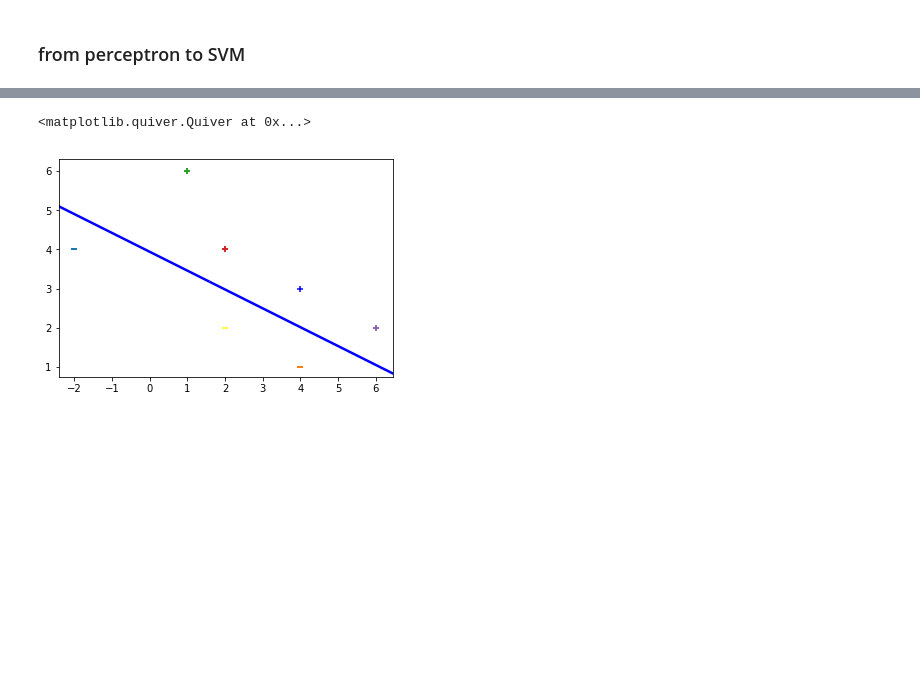
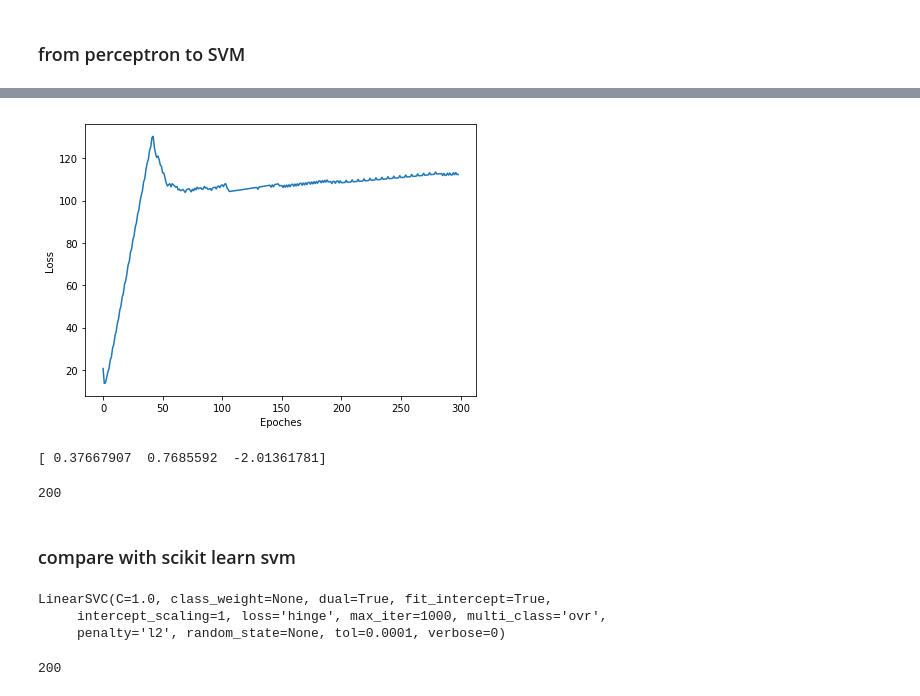
Before and after one commit to yueying-teng/Math_of_intelligence, a Jupyter notebook: SVM wk1.ipynb, the cells around one changed output, grey strips where cells are left out. Cells and saved outputs as stored; diff of their text form; code cells hidden in the pictures; blank space fills up the shorter version.

Commit message:
need to fix error and margin

```diff
--- a/SVM wk1.ipynb
+++ b/SVM wk1.ipynb
@@ -103,7 +115,7 @@ Accuracy: 100%
 # %%
 from sklearn.linear_model import perceptron
 
-sktp = perceptron.Perceptron(n_iter = 100, verbose=0, random_state = None, fit_intercept = True)
+sktp = perceptron.Perceptron(max_iter = 100, verbose=0, random_state = None, fit_intercept = True)
 sktp.fit(x2, y2)
 
 # Print the results
@@ -143,8 +153,2 @@ plt.plot(x2.iloc[:, 0], hype(x2), c = 'r')
 # %% [markdown]
 ### from perceptron to SVM
-# %%
-# create some data points and labels - bias terms in the third column of the 2d X array
-X = np.array([[-2, 4, -1], [4, 1, -1], [1, 6, -1], [2, 4, -1], [6, 2, -1]])
-
-
-y = np.array([-1, -1, 1, 1, 1])
@@ -220,24 +212,0 @@ w = svm_sgd_plot(X,y)
-# %%
-# the visualization of training data
-for d, sample in enumerate (X):
-    # the first two points are negative, and last three are positive
-    if d < 2:
-        plt.scatter(sample[0], sample[1], marker = '_', linewidth = 2)
-    else:
-        plt.scatter(sample[0], sample[1], marker = '+', linewidth = 2)
-
-# add test data
-plt.scatter(2, 2, marker = '_', linewidths = 2, color = 'yellow')
-plt.scatter(4, 3, marker = '+', linewidths = 2, color = 'blue')
-
-# Print the hyperplane calculated by svm_sgd_plot()
-x2 = [w[0], w[1], -w[1], w[0]]
-x3 = [w[0], w[1], w[1], -w[0]]
-
-x2x3 = np.array([x2,x3])
-X,Y,U,V = zip(*x2x3)
-ax = plt.gca()
-ax.quiver(X, Y, U, V, scale = 1, color = 'blue')
-# %% [output]
-<matplotlib.quiver.Quiver at 0x...>
-[figure, removed]
@@ -245,0 +213,7 @@ ax.quiver(X, Y, U, V, scale = 1, color = 'blue')
+# %%
+# plot and show weights
+weights = svm_sgd_plot(x3.values, y2.values, add_bias = True)
+print (weights)
+# %% [output]
+[figure, added]
+[ 0.37667907  0.7685592  -2.01361781]
@@ -245,0 +227,33 @@ ax.quiver(X, Y, U, V, scale = 1, color = 'blue')
+# %%
+pred = []
+for i in x3.values:
+    pred.append(predict(i, weights))
+
+error = sum((y2 - pred) **2)
+error
+# %% [output]
+200
+# %% [markdown]
+### compare with scikit learn svm
+# %%
+from sklearn import svm
+
+model = svm.LinearSVC(loss = 'hinge')
+model.fit(x3, y2)
+# %% [output]
+LinearSVC(C=1.0, class_weight=None, dual=True, fit_intercept=True,
+     intercept_scaling=1, loss='hinge', max_iter=1000, multi_class='ovr',
+     penalty='l2', random_state=None, tol=0.0001, verbose=0)
+# %%
+# accuracy using scikit learn SVM weights
+
+weights = np.concatenate([model.coef_.reshape(2), model.intercept_])
+
+pred = []
+for i in x3.values:
+    pred.append(predict(i, weights))
+
+errorSVM = sum((y2 - pred) **2)
+errorSVM
+# %% [output]
+200
```
Also changed, not shown: parts of 18 cells of this notebook.
